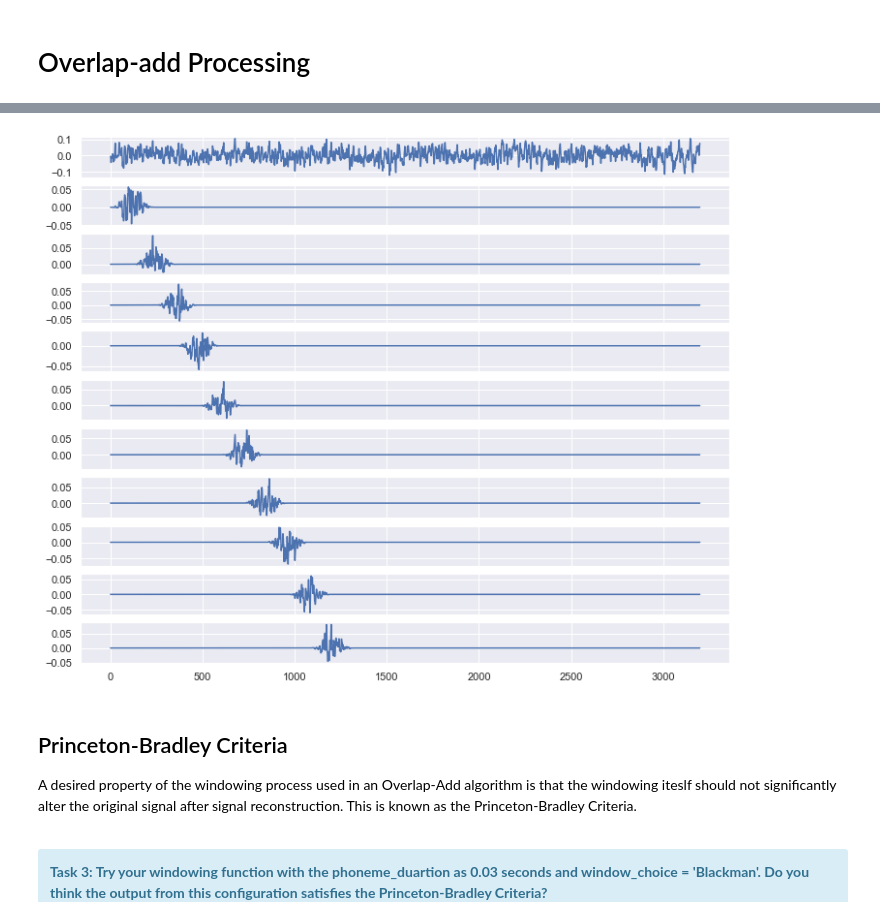
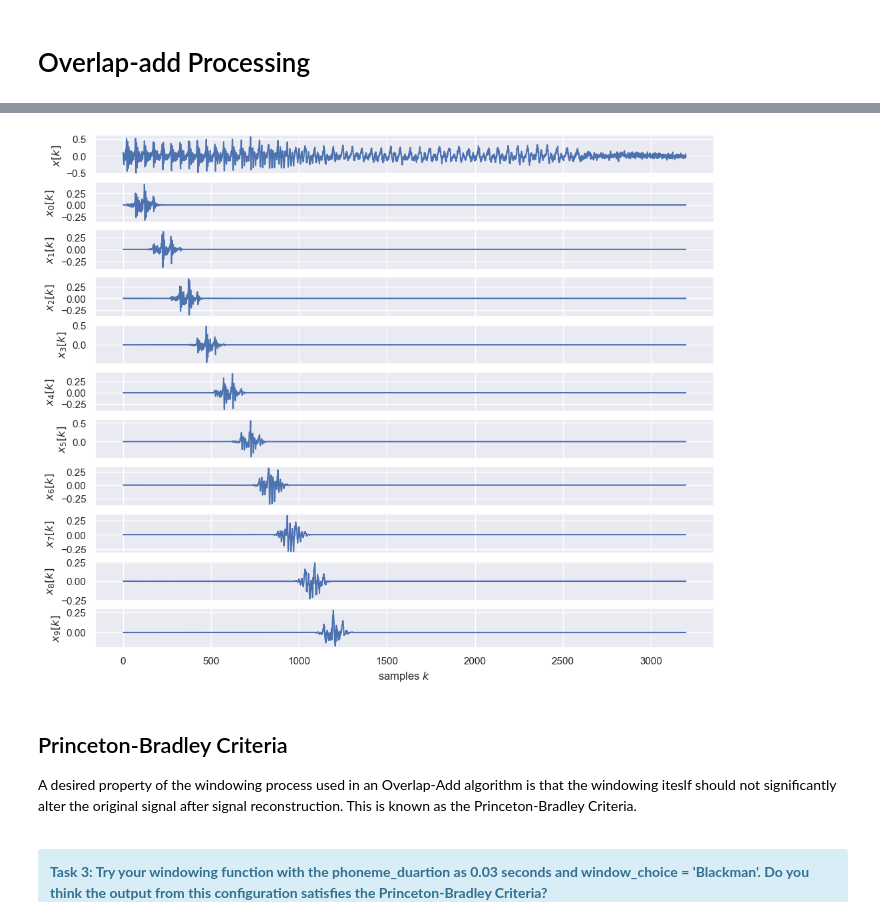
Before and after one commit to sap-shef/SpeechProcesssingLab, a Jupyter notebook: Lab-Sheet-Solutions/Lab-Sheet-8-Solution.ipynb, the cells around one changed output, grey strips where cells are left out. Drawn from its saved outputs; the diff is of its cells as text; code cells hidden in the pictures.

```diff
--- a/Lab-Sheet-Solutions/Lab-Sheet-8-Solution.ipynb
+++ b/Lab-Sheet-Solutions/Lab-Sheet-8-Solution.ipynb
@@ -81,0 +87,7 @@ File "speech_8kHz_murder.wav" loaded. Its sampling rate is 8000 Hz.
+# %%
+# generate Gaussian white noise
+n = np.random.normal(size=len(s))
+# normalise noise to amplitude 1
+n = n / np.max(np.abs(n))
+# and now to a maximum amplitude of 0.2
+n = n * 0.2
@@ -89,9 +103,10 @@ ipd.Audio(s, rate=fs)
 ipd.Audio(n, rate=fs)
 # %% [output]
 [interactive output not drawn]
+# %%
+# create noisy microphone signal as depicted in Fig. 1
+y = s + n
 # %%
-y = n + s[:len(n)]
-
 # listen to the modelled microphone signal (if you want)
 ipd.Audio(y, rate=fs)
 # %% [output]
@@ -205,58 +201,65 @@ def get_windows(sample, chunk_length = 0.03, fs = 8000, window_choice = 'Blackma
 # %%
 %matplotlib inline
-## answer
-def get_windows(sample, chunk_length = 0.03, fs = 8000, window_choice = 'Blackman'):
+def get_windowed_chunks(sample, chunk_length = 0.03, fs = 8000, window_choice = 'Blackman'):
     """
-    Extracts windowed segments from a signal for a given phoneme duration using a windowing
+    Extracts windowed segments from a signal for a given chunk/frame length using a windowing
     function from the numpy library.
 
     Input:
         sample: list or np.array
-            input signal to chunk
-        chunk_duration: float
+            input signal to be split into chunks/frames
+        chunk_length: float
             desired window length in seconds
         fs: int
             sampling frequency of signal
         window_choice: str
             windowing function to use, one of: Blackman, Hamming, Hanning
     Output:
         list of np.arrays
 
     Example:
-       list_of_windows = get_windows(sample, phoneme_duration = 0.025, sr=8000, window_choice = 'hanning')
+       list_of_windows = get_windowed_chunks(sample, chunk_length = 0.025, sr=8000, window_choice = 'hanning')
     """
-    L_2 = phoneme_duration/2*fs
+    L_2 = chunk_length/2*fs
     window_centres = np.arange(L_2, len(sample), L_2)
     lowers = window_centres-L_2
     uppers = window_centres+L_2
-    windowed = []
+    windowedFrames = []
     for c in window_centres:
         fragment = sample[int(c-L_2):int(c+L_2)]
-        window_funcs = {'Hamming': np.hamming(len(fragment)), 'Blackman': np.blackman(len(fragment)),
-              'Hanning': np.hanning(len(fragment))}
+        window_funcs = {'Hamming':  np.hamming(len(fragment)),
+                        'Blackman': np.blackman(len(fragment)),
+                        'Hanning':  np.hanning(len(fragment))}
         pad_left = int(c-L_2)
         pad_right = len(sample) - int(c+L_2)
         if pad_right < 0:
             pad_right = 0
-        windowed.append(np.pad(fragment*window_funcs[window_choice],
-               (pad_left, pad_right), 'constant'))
+        windowedFrames.append(np.pad(fragment*window_funcs[window_choice],
+                                     (pad_left, pad_right), 'constant'))
 
-    return windowed
+    return windowedFrames
 
 
 #This figure is being added to the tutorial instead after being polished
-T = 0.4
-sample = y[:int(fs*T)]
+T_start = 1.4             # start time of cut-out in seconds
+T_end   = 1.8             # end time of cut-out in seconds
+sample  = y[int(fs*T_start):int(fs*T_end)]  # cut out of T seconds
 
-windowed = get_windows(sample, window_choice = 'Blackman')
+# use our function to get the windows signal chunks / frames
+windowed = get_windowed_chunks(sample, window_choice = 'Blackman')
+
+# visualise the resuly
 plt.figure(figsize=(12,10))
 plt.subplot(11,1,1)
 plt.plot(sample)
+plt.ylabel('$x[k]$')
 for i,w in enumerate(windowed[:10]):
     plt.subplot(11,1,i+2)
     plt.plot(w)
+    plt.ylabel('$x_'+str(i)+'[k]$')
+plt.xlabel('samples $k$');
 # %% [output]
-[figure, old version]
+[figure, new version]
 # %% [markdown]
 ## Princeton-Bradley Criteria
 
```
Also changed, not shown: parts of 11 cells of this notebook, 1 other file.
